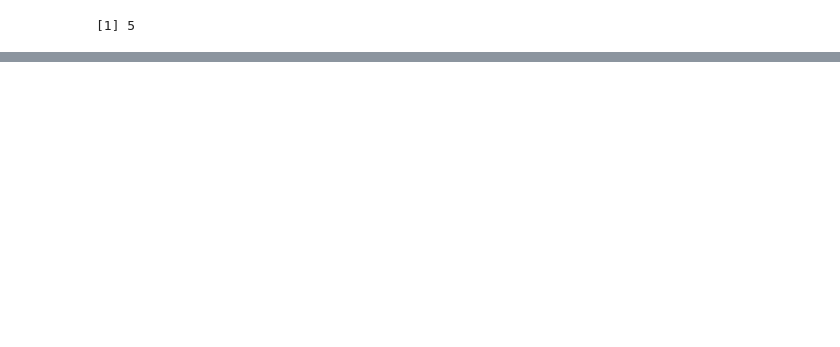
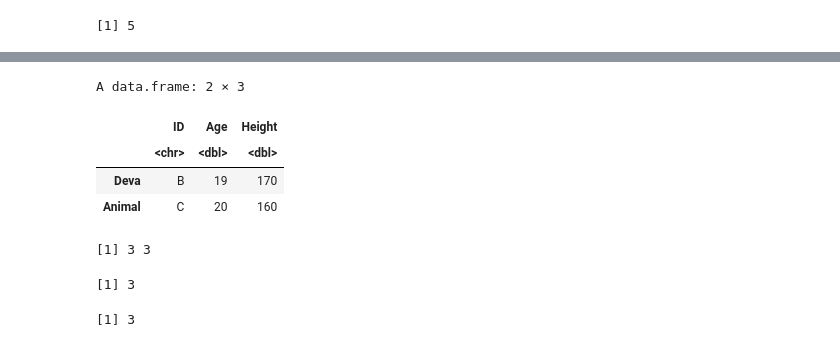
Before and after one commit to darshbs/R-Practice, a Jupyter notebook: R_Datatypes.ipynb, the cells around one changed output, grey strips where cells are left out. Saved outputs shown, nothing was run; the diff lists cells and outputs as text; code cells hidden in the pictures; blank space fills up the shorter version.

```diff
--- a/R_Datatypes.ipynb
+++ b/R_Datatypes.ipynb
@@ -81,0 +310,22 @@ class(my_vec2)
+# %%
+# Print last Five Rows
+tail(sData, 2)
+# %% [output]
+A data.frame: 2 × 3
+|  | ID | Age | Height |
+|  | <chr> | <dbl> | <dbl> |
+| Deva | B | 19 | 170 |
+| Animal | C | 20 | 160 |
+# %%
+# Get the dimension of the data frame
+dim(sData)
+# %% [output]
+[1] 3 3
+# %%
+# Number of Rows in Data Frame
+nrow(sData)
+# Number of Columns in Data Frame
+ncol(sData)
+# %% [output]
+[1] 3
+[1] 3
```
Also changed, not shown: parts of 44 cells of this notebook.
